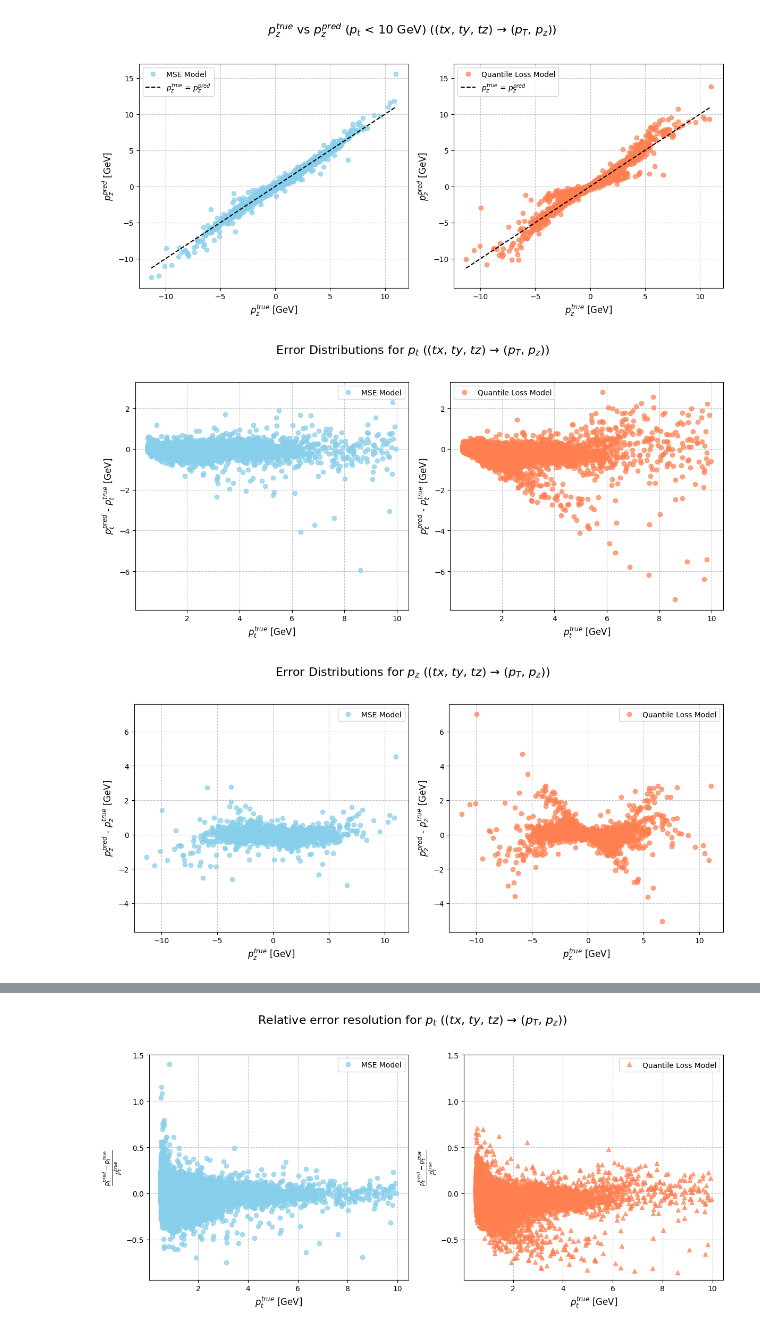
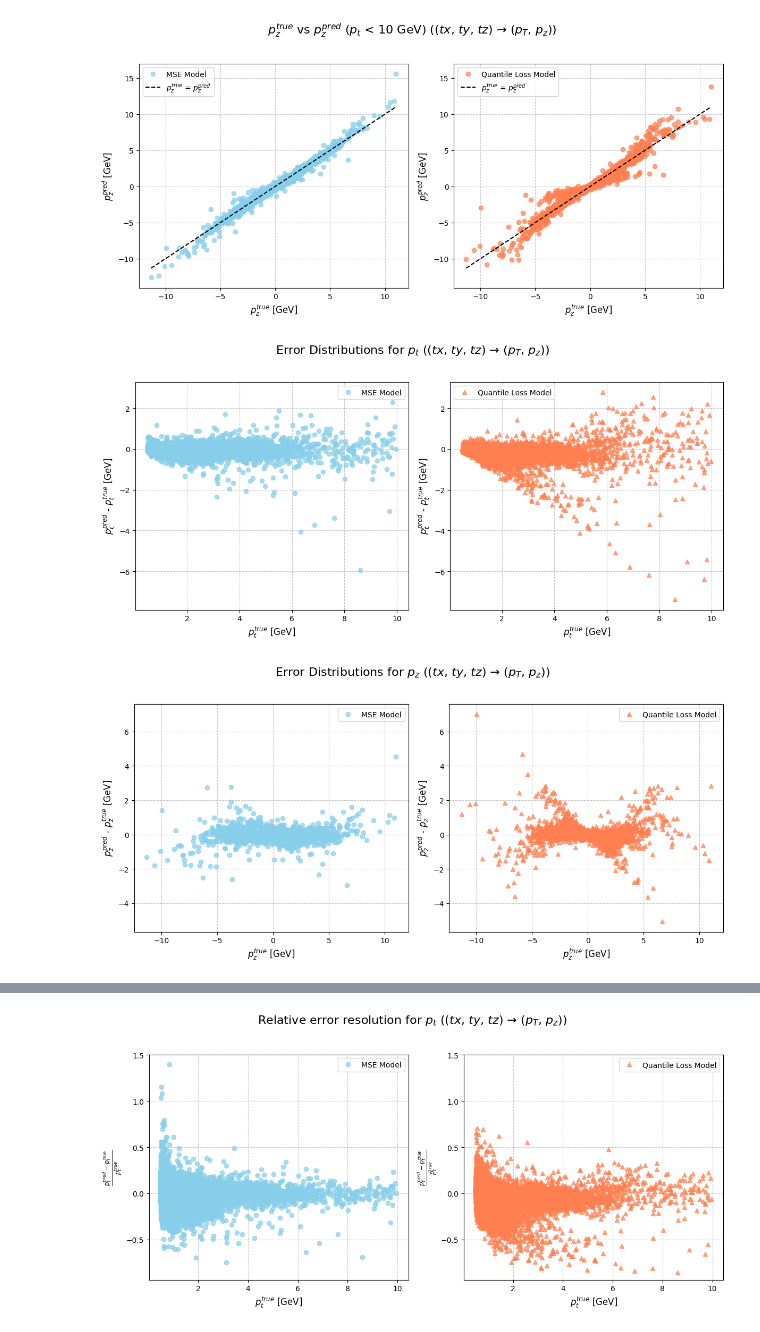
Before and after one commit to CouthuresJeremy/TrackFormer, a Jupyter notebook: dataanalysis.ipynb, the cells around one changed output, grey strips where cells are left out. Cells and saved outputs as stored; diff of their text form; code cells hidden in the pictures.

Commit message:
Notebook functions loop on models

```diff
--- a/dataanalysis.ipynb
+++ b/dataanalysis.ipynb
@@ -260,6 +260,25 @@ with torch.no_grad():
         #     error_values = error_qloss[mask_].tolist()
         #     p_values = p_true[mask_].tolist()
         #     bad_tracks_q.extend(((error, p), selected) for error, p in zip(error_values, p_values))
+
+
+# Define models. (Assumes that p_pred_mse_list and p_pred_qloss_list are defined externally.)
+models = {
+    "MSE": {
+        "color": "skyblue",
+        "cmap": "Blues",
+        "label": "MSE",
+        "marker": "o",
+        "data_list": p_pred_mse_list,
+    },
+    "QLoss": {
+        "color": "coral",
+        "cmap": "Reds",
+        "label": "Quantile Loss",
+        "marker": "^",
+        "data_list": p_pred_qloss_list,
+    },
+}
 # %%
 import numpy as np
 import scipy.stats as stats
@@ -565,55 +552,50 @@ plot_pi_true_vs_pred_low_pt()
 # %%
 def plot_pi_error_distributions():
     for var_index, var in enumerate(target_labels):
-        pi_true_list = np.array(p_true_list)[:, var_index]
-        pi_pred_mse_list = np.array(p_pred_mse_list)[:, var_index]
-        pi_pred_qloss_list = np.array(p_pred_qloss_list)[:, var_index]
-
-        errors_mse_var = pi_pred_mse_list - pi_true_list
-        errors_qloss_var = pi_pred_qloss_list - pi_true_list
+        pi_true_values = np.array(p_true_list)[:, var_index]
+        if config["output_variables"][0] == "qopT" and var == "p_t":
+            pi_true_values = 1 / np.abs(pi_true_values)
 
         title = f"Error Distributions for ${var}$"
         title += title_suffix
 
         true_label = f"${var}^{{true}}$"
         pred_label = f"${var}^{{pred}}$"
         xlabel = true_label + (" [GeV]" if var.startswith("p") else "")
         ylabel = f"{pred_label} - {true_label}" + (" [GeV]" if var.startswith("p") else "")
         filename = f"error_distributions_{var}.png"
         filename = output_dir / filename
 
         # Plot pt_true and pt_pred
         plt.figure(figsize=(12, 6))
         plt.suptitle(title, fontsize=16)
 
-        # MSE Model
-        plt.subplot(1, 2, 1)
-        plt.plot(pi_true_list, errors_mse_var, alpha=0.7, label='MSE Model', color='skyblue', marker='o', linestyle='None')
-        plt.xlabel(xlabel, fontsize=12)
-        plt.ylabel(ylabel, fontsize=12)
-        plt.grid(True, linestyle='--', alpha=0.7)
-        plt.legend()
-        if var == "p_t" and config["output_variables"][0] == "qopT":
-            plt.ylim(-2, 10)
+        # Loop over each model.
+        for model_index, model_info in enumerate(models.values(), start=1):
+            pi_pred_values = np.array(model_info["data_list"])[:, var_index]
+            if config["output_variables"][0] == "qopT" and var == "p_t":
+                pi_pred_values = 1 / np.abs(pi_pred_values)
 
-        # Qloss
-        plt.subplot(1, 2, 2)
-        plt.plot(pi_true_list, errors_qloss_var, alpha=0.7, label='Quantile Loss Model', color='coral', marker='o', linestyle='None')
-        plt.xlabel(xlabel, fontsize=12)
-        plt.ylabel(ylabel, fontsize=12)
-        plt.grid(True, linestyle='--', alpha=0.7)
-        plt.legend()
-        if var == "p_t" and config["output_variables"][0] == "qopT":
-            plt.ylim(-2, 10)
+            errors = pi_pred_values - pi_true_values
+
+            plt.subplot(1, len(models), model_index)
+            plt.plot(pi_true_values, errors, alpha=0.7, label=f"{model_info['label']} Model", color=f"{model_info['color']}", marker=model_info['marker'], linestyle='None')
+
+            plt.xlabel(xlabel, fontsize=12)
+            plt.ylabel(ylabel, fontsize=12)
+            plt.grid(True, linestyle="--", alpha=0.7)
+            plt.legend()
+            if var == "p_t" and config["output_variables"][0] == "qopT":
+                plt.ylim(-2, 10)
 
         sync_plot_limits()
 
         plt.tight_layout(rect=[0, 0.03, 1, 0.95])
         plt.savefig(filename, format="png")
         plt.show()
 
 
 plot_pi_error_distributions()
 # %% [output]
-[figure, old version]
+[figure, new version]
 [figure]
```
Also changed, not shown: parts of 19 cells of this notebook.
